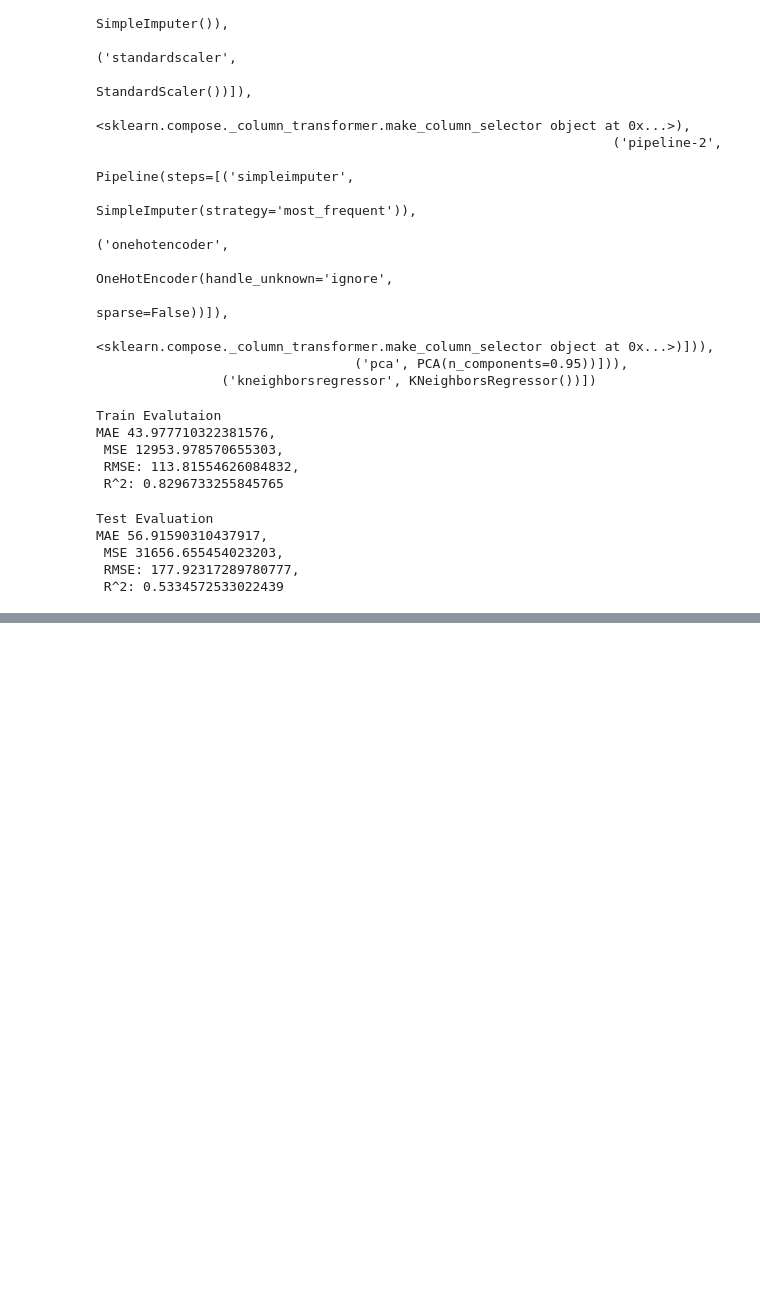
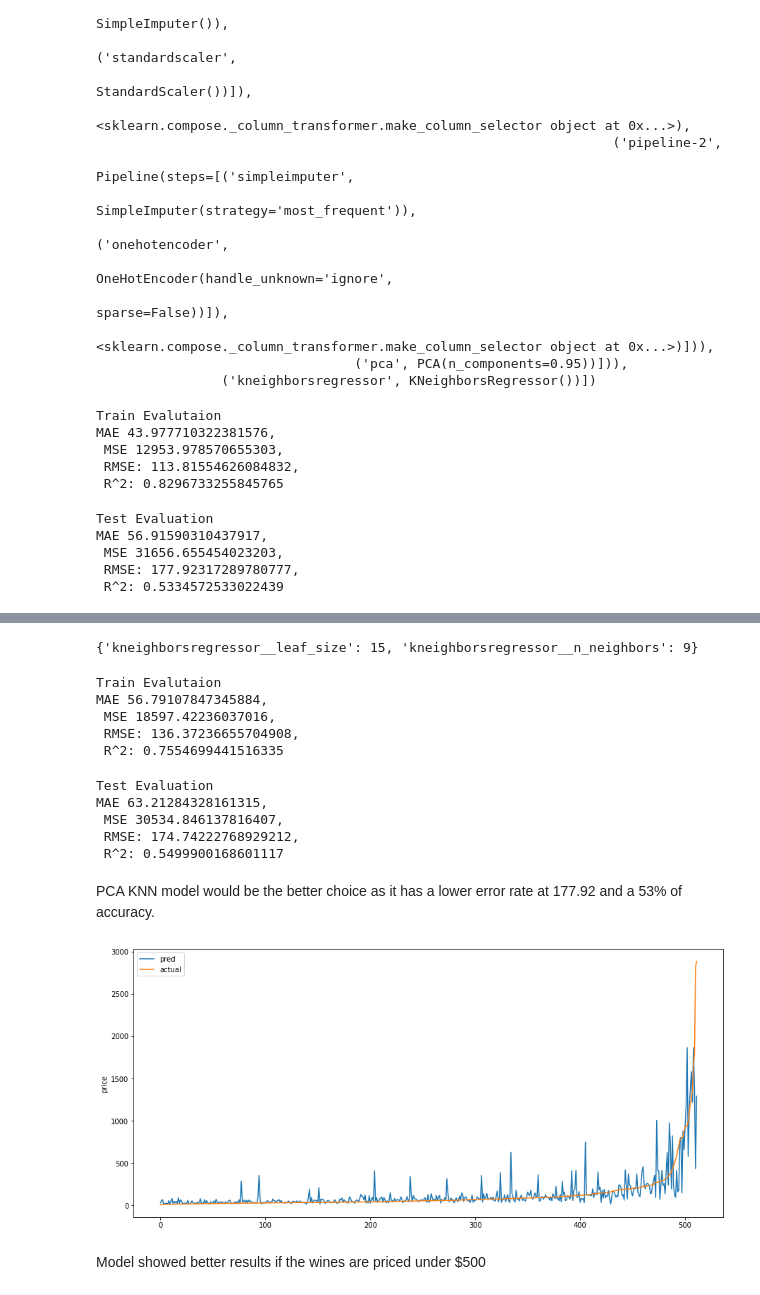
Before and after one commit to aliceechen1206/Spanish-Wine-Price, a Jupyter notebook: Spanish_Wine.ipynb, the cells around one changed output, grey strips where cells are left out. Cells and saved outputs as stored; diff of their text form; code cells hidden in the pictures; blank space fills up the shorter version.

```diff
--- a/Spanish_Wine.ipynb
+++ b/Spanish_Wine.ipynb
@@ -515,0 +514,4 @@ PCA KNN model would be the better choice as the allowed us to predict the averag
+# %%
+pca_knn_gs = GridSearchCV(knn_pipe, knn_params)
+# %%
+pca_knn_gs.fit(X_train,y_train)
@@ -515,0 +538,44 @@ PCA KNN model would be the better choice as the allowed us to predict the averag
+# %%
+pca_knn_gs.best_params_
+# %% [output]
+{'kneighborsregressor__leaf_size': 15, 'kneighborsregressor__n_neighbors': 9}
+# %%
+print('Train Evalutaion')
+eval_regression(y_train, pca_knn_gs.predict(X_train))
+# %% [output]
+Train Evalutaion
+MAE 56.79107847345884,
+ MSE 18597.42236037016,
+ RMSE: 136.37236655704908,
+ R^2: 0.7554699441516335
+# %%
+print('Test Evaluation')
+eval_regression(y_test, pca_knn_gs.predict(X_test))
+# %% [output]
+Test Evaluation
+MAE 63.21284328161315,
+ MSE 30534.846137816407,
+ RMSE: 174.74222768929212,
+ R^2: 0.5499900168601117
+# %% [markdown]
+PCA KNN model would be the better choice as it has a lower error rate at 177.92 and a 53% of accuracy.
+# %%
+knn = KNeighborsRegressor()
+knn_pipe.fit(X_train,y_train)
+knn_train_pred = knn_pipe.predict(X_train)
+y_pred = knn_pipe.predict(X_test)
+
+preds = pd.DataFrame({'y_pred': y_pred, 'y_test':y_test})
+preds = preds.sort_values(by='y_test')
+preds = preds.reset_index()
+# %%
+plt.figure(figsize=(15, 7))
+plt.plot(preds['y_pred'], label='pred')
+plt.plot(preds['y_test'], label='actual')
+plt.legend()
+plt.ylabel('price')
+plt.show()
+# %% [output]
+[figure, added]
+# %% [markdown]
+Model showed better results if the wines are priced under $500
```
Also changed, not shown: parts of 2 cells of this notebook.
